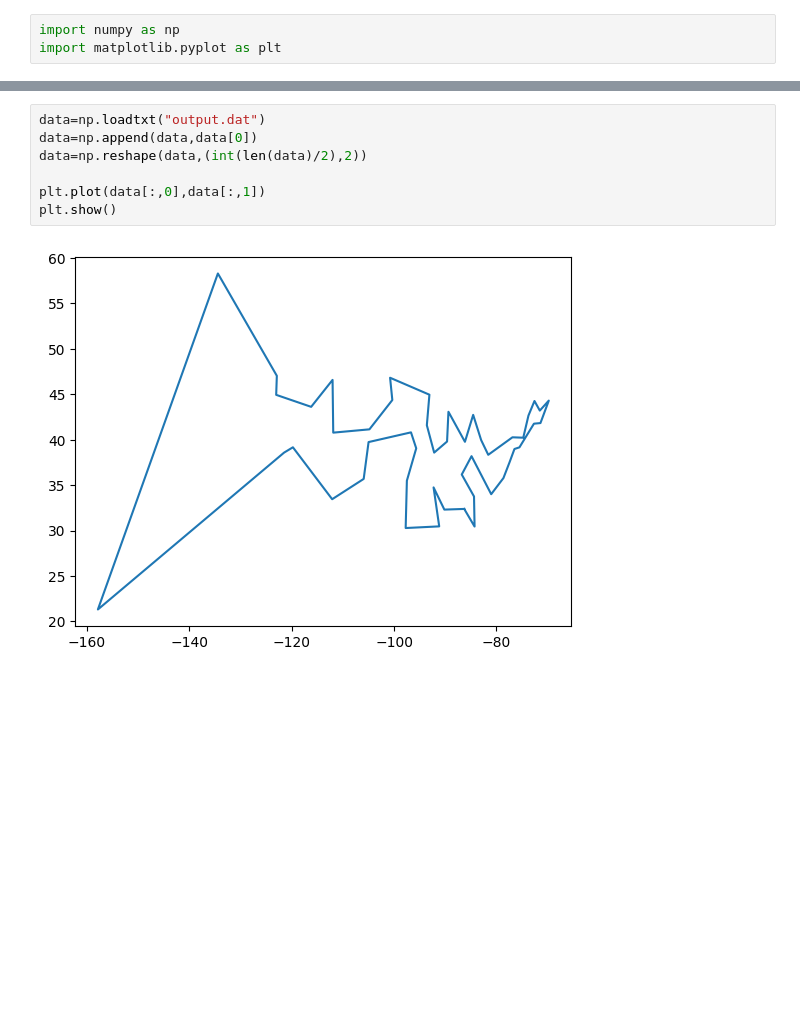
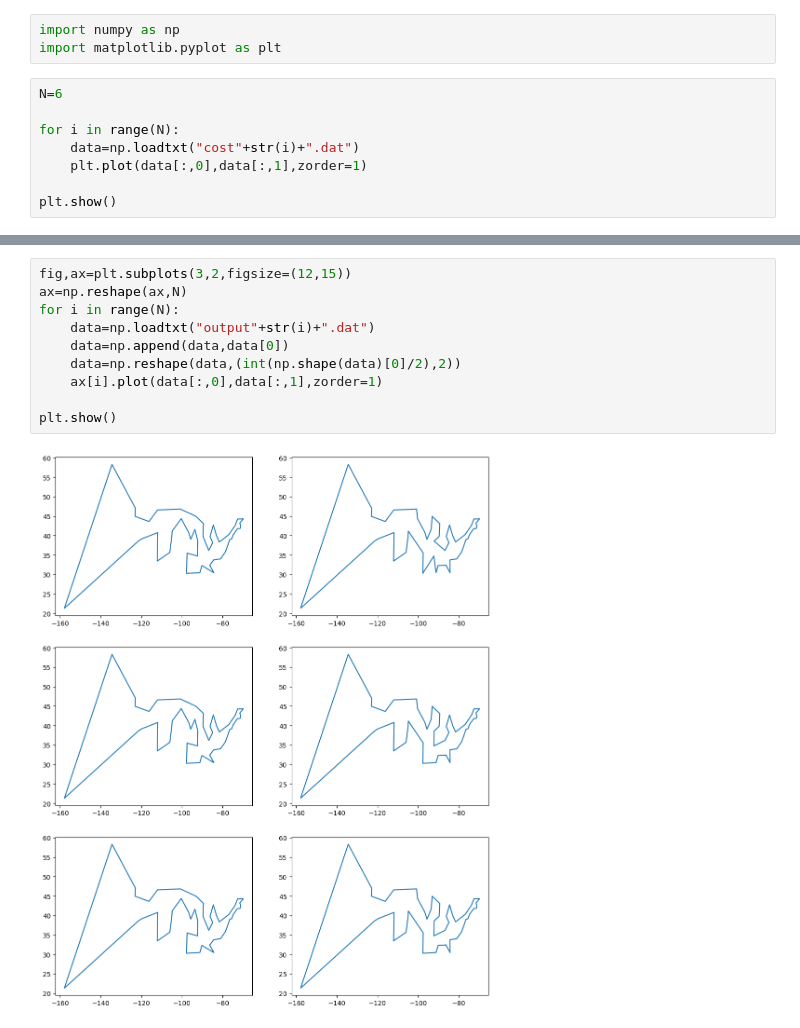
Before and after one commit to sergio-egm/lsn_delivery_exercises, a Jupyter notebook: es10/LSN_Exercises_10.ipynb, the cells around one changed output, grey strips where cells are left out. Cells and saved outputs as stored; diff of their text form; blank space fills up the shorter version.

```diff
--- a/es10/LSN_Exercises_10.ipynb
+++ b/es10/LSN_Exercises_10.ipynb
@@ -1,3 +1,11 @@
 # %%
 import numpy as np
 import matplotlib.pyplot as plt
+# %%
+N=6
+
+for i in range(N):
+    data=np.loadtxt("cost"+str(i)+".dat")
+    plt.plot(data[:,0],data[:,1],zorder=1)
+
+plt.show()
@@ -4,9 +14,12 @@ import matplotlib.pyplot as plt
 # %%
-data=np.loadtxt("output.dat")
-data=np.append(data,data[0])
-data=np.reshape(data,(int(len(data)/2),2))
+fig,ax=plt.subplots(3,2,figsize=(12,15))
+ax=np.reshape(ax,N)
+for i in range(N):
+    data=np.loadtxt("output"+str(i)+".dat")
+    data=np.append(data,data[0])
+    data=np.reshape(data,(int(np.shape(data)[0]/2),2))
+    ax[i].plot(data[:,0],data[:,1],zorder=1)
 
-plt.plot(data[:,0],data[:,1])
 plt.show()
 # %% [output]
-[figure, old version]
+[figure, new version]
```
Also changed, not shown: parts of 1 cell of this notebook, 24 other files.
